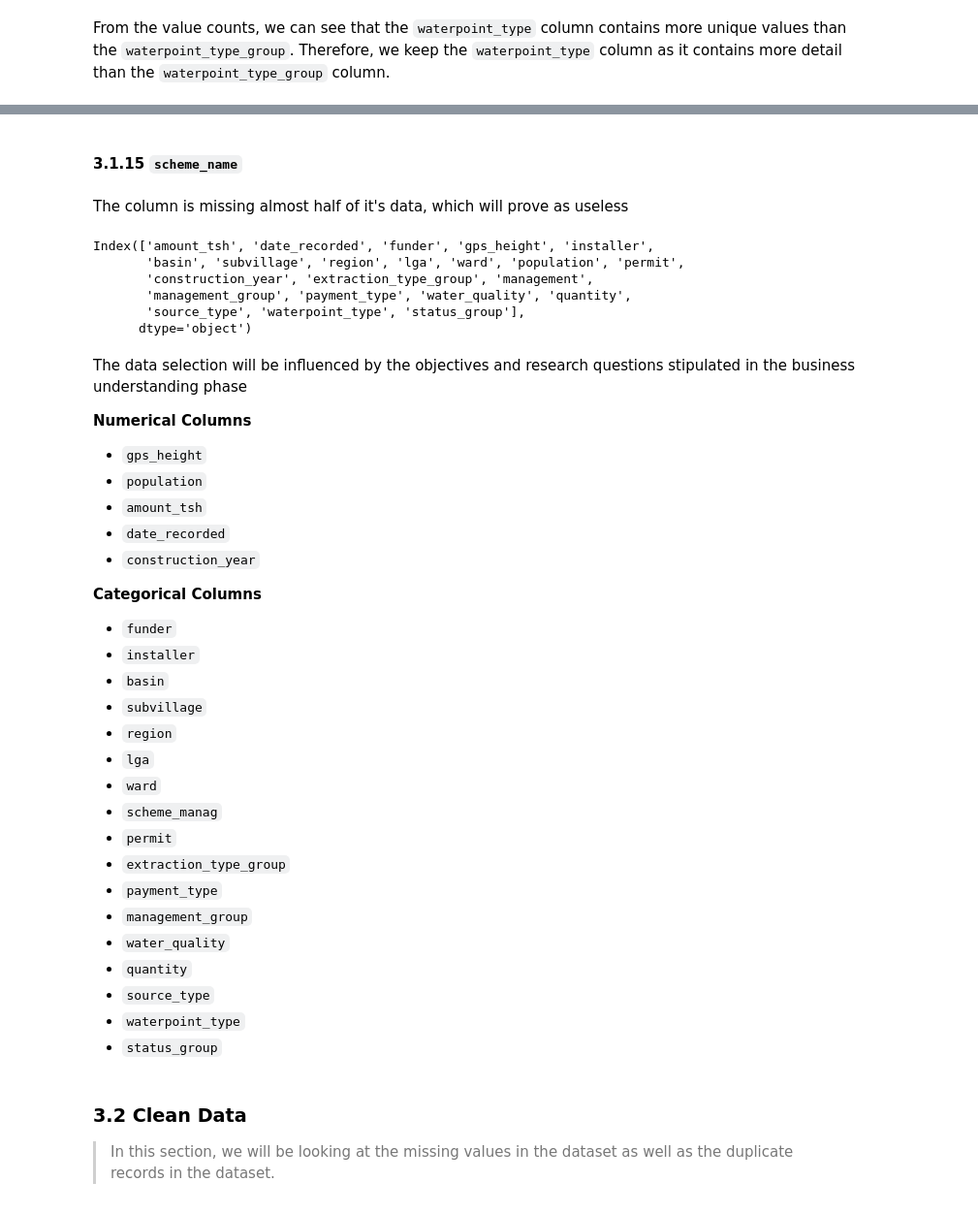
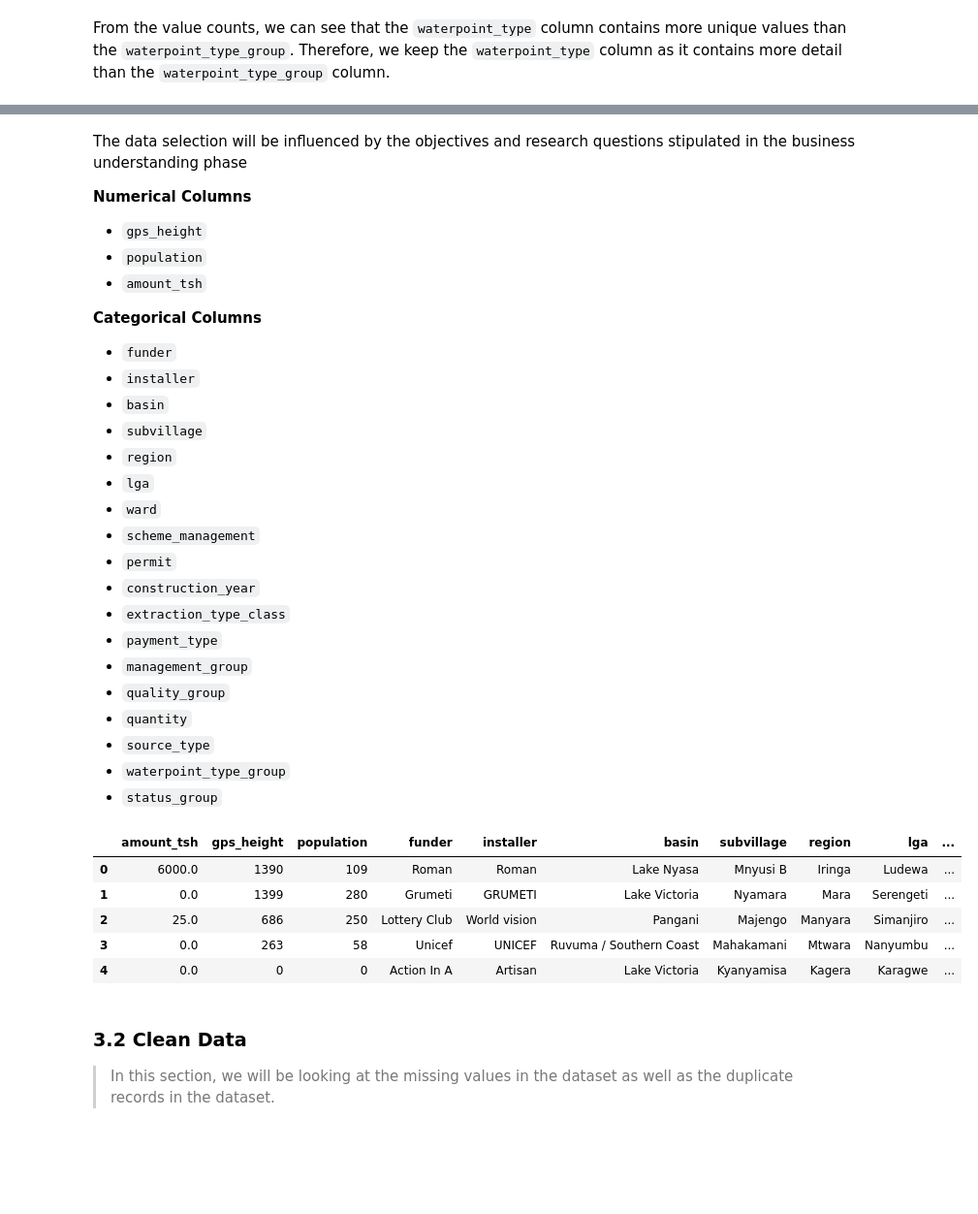
Before and after one commit to femikamau/Tanzanian-Water-Wells-Prediction, a Jupyter notebook: index.ipynb, the cells around one changed output, grey strips where cells are left out. Shown: that part at 97% size. Drawn from its saved outputs; the diff is of its cells as text; code cells hidden in the pictures; blank space fills up the shorter version.

```diff
--- a/index.ipynb
+++ b/index.ipynb
@@ -649,2 +563,0 @@ The data stipulated within the column does not add any value to our analysis, as
-# %% [markdown]
-#### 3.1.15 `scheme_name`
@@ -654,14 +564,3 @@ new_data = new_data.drop(['scheme_name'], axis=1)
-# %% [markdown]
-The column is missing almost half of it's data, which will prove as useless
-# %%
-new_data.columns
-# %% [output]
-Index(['amount_tsh', 'date_recorded', 'funder', 'gps_height', 'installer',
-       'basin', 'subvillage', 'region', 'lga', 'ward', 'population', 'permit',
-       'construction_year', 'extraction_type_group', 'management',
-       'management_group', 'payment_type', 'water_quality', 'quantity',
-       'source_type', 'waterpoint_type', 'status_group'],
-      dtype='object')
 # %% [markdown]
 The data selection will be influenced by the objectives and research questions stipulated in the business understanding phase
 
@@ -670,8 +569,6 @@ The data selection will be influenced by the objectives and research questions s
 - `gps_height`
 - `population`
 - `amount_tsh`
-- `date_recorded`
-- `construction_year`
 
 **Categorical Columns**
 
@@ -682,16 +579,31 @@ The data selection will be influenced by the objectives and research questions s
 - `region`
 - `lga`
 - `ward`
-- `scheme_manag`
+- `scheme_management`
 - `permit`
-- `extraction_type_group`
+- `construction_year`
+- `extraction_type_class`
 - `payment_type`
 - `management_group`
-- `water_quality`
+- `quality_group`
 - `quantity`
 - `source_type`
-- `waterpoint_type`
+- `waterpoint_type_group`
 - `status_group`
+# %%
+# Create a new dataset
+new_data = data.loc[:, ['amount_tsh','gps_height', 'population', 'funder', 'installer', 'basin', 'subvillage', 'region', 'lga', 'ward', 'scheme_management', 'permit', 'date_recorded', 'construction_year', 'extraction_type_class', 'payment_type', 'management_group', 'quality_group', 'quantity', 'source_type', 'waterpoint_type_group', 'status_group']]
+
+new_data.reset_index(drop=True, inplace=True)
+# Preview the new dataset
+new_data.head()
+# %% [output]
+|  | amount_tsh | gps_height | population | funder | installer | basin | subvillage | region | lga | ... |
+| 0 | 6000.0 | 1390 | 109 | Roman | Roman | Lake Nyasa | Mnyusi B | Iringa | Ludewa | ... |
+| 1 | 0.0 | 1399 | 280 | Grumeti | GRUMETI | Lake Victoria | Nyamara | Mara | Serengeti | ... |
+| 2 | 25.0 | 686 | 250 | Lottery Club | World vision | Pangani | Majengo | Manyara | Simanjiro | ... |
+| 3 | 0.0 | 263 | 58 | Unicef | UNICEF | Ruvuma / Southern Coast | Mahakamani | Mtwara | Nanyumbu | ... |
+| 4 | 0.0 | 0 | 0 | Action In A | Artisan | Lake Victoria | Kyanyamisa | Kagera | Karagwe | ... |
 # %% [markdown]
 ### 3.2 Clean Data
 > In this section, we will be looking at the missing values in the dataset as well as the duplicate records in the dataset.
```
Also changed, not shown: parts of 49 cells of this notebook.
